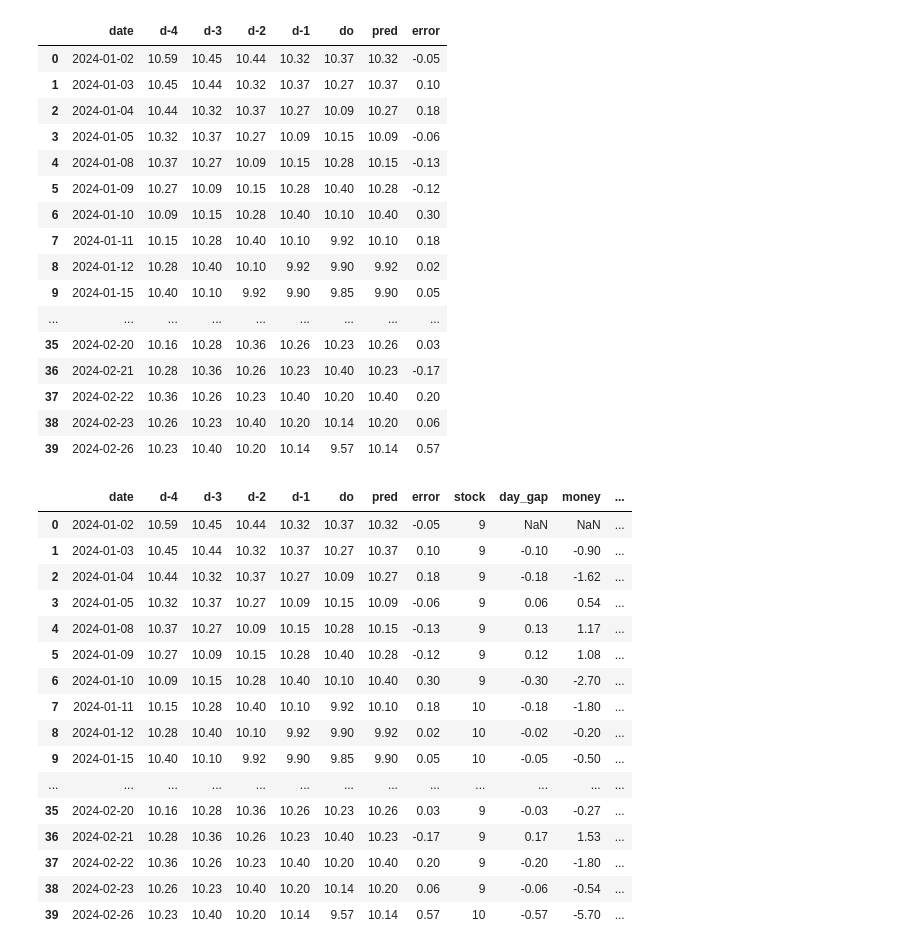
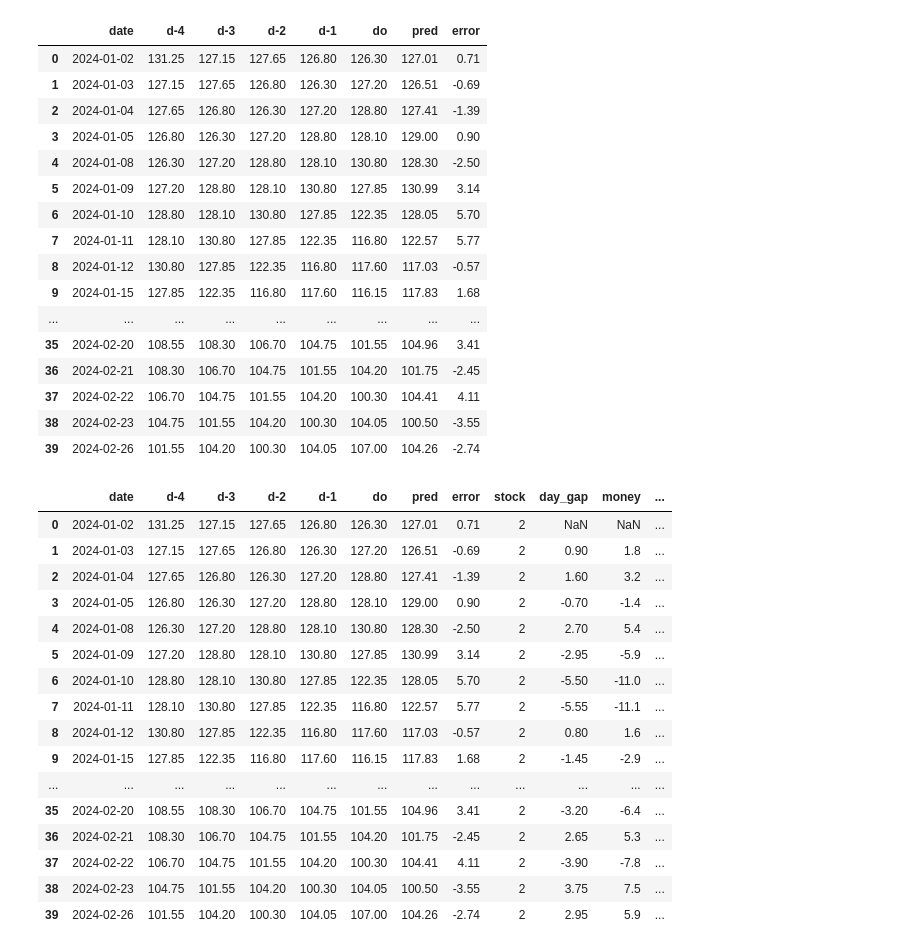
Before and after one commit to javicastano77/IBEX-35-Analysis, a Jupyter notebook: model_omp/model_template.ipynb, the cells around one changed output. Cells and saved outputs as stored; diff of their text form; code cells hidden in the pictures.

```diff
--- a/model_omp/model_template.ipynb
+++ b/model_omp/model_template.ipynb
@@ -39,0 +22,4 @@ acerinox
+# %%
+acciona = primera_llamada('Acciona')
+
+acciona
@@ -61,7 +61,7 @@ def preparar_modelo(DF):
 
     return new_df
 # %%
-new_df = preparar_modelo(acerinox)
+new_df = preparar_modelo(acciona)
 
 new_df
 # %% [output]
@@ -201,22 +198,22 @@ df_pred
 df_pred
 # %% [output]
 |  | date | d-4 | d-3 | d-2 | d-1 | do | pred | error |
-| 0 | 2024-01-02 | 10.59 | 10.45 | 10.44 | 10.32 | 10.37 | 10.32 | -0.05 |
-| 1 | 2024-01-03 | 10.45 | 10.44 | 10.32 | 10.37 | 10.27 | 10.37 | 0.10 |
-| 2 | 2024-01-04 | 10.44 | 10.32 | 10.37 | 10.27 | 10.09 | 10.27 | 0.18 |
-| 3 | 2024-01-05 | 10.32 | 10.37 | 10.27 | 10.09 | 10.15 | 10.09 | -0.06 |
-| 4 | 2024-01-08 | 10.37 | 10.27 | 10.09 | 10.15 | 10.28 | 10.15 | -0.13 |
-| 5 | 2024-01-09 | 10.27 | 10.09 | 10.15 | 10.28 | 10.40 | 10.28 | -0.12 |
-| 6 | 2024-01-10 | 10.09 | 10.15 | 10.28 | 10.40 | 10.10 | 10.40 | 0.30 |
-| 7 | 2024-01-11 | 10.15 | 10.28 | 10.40 | 10.10 | 9.92 | 10.10 | 0.18 |
-| 8 | 2024-01-12 | 10.28 | 10.40 | 10.10 | 9.92 | 9.90 | 9.92 | 0.02 |
-| 9 | 2024-01-15 | 10.40 | 10.10 | 9.92 | 9.90 | 9.85 | 9.90 | 0.05 |
+| 0 | 2024-01-02 | 131.25 | 127.15 | 127.65 | 126.80 | 126.30 | 127.01 | 0.71 |
+| 1 | 2024-01-03 | 127.15 | 127.65 | 126.80 | 126.30 | 127.20 | 126.51 | -0.69 |
+| 2 | 2024-01-04 | 127.65 | 126.80 | 126.30 | 127.20 | 128.80 | 127.41 | -1.39 |
+| 3 | 2024-01-05 | 126.80 | 126.30 | 127.20 | 128.80 | 128.10 | 129.00 | 0.90 |
+| 4 | 2024-01-08 | 126.30 | 127.20 | 128.80 | 128.10 | 130.80 | 128.30 | -2.50 |
+| 5 | 2024-01-09 | 127.20 | 128.80 | 128.10 | 130.80 | 127.85 | 130.99 | 3.14 |
+| 6 | 2024-01-10 | 128.80 | 128.10 | 130.80 | 127.85 | 122.35 | 128.05 | 5.70 |
+| 7 | 2024-01-11 | 128.10 | 130.80 | 127.85 | 122.35 | 116.80 | 122.57 | 5.77 |
+| 8 | 2024-01-12 | 130.80 | 127.85 | 122.35 | 116.80 | 117.60 | 117.03 | -0.57 |
+| 9 | 2024-01-15 | 127.85 | 122.35 | 116.80 | 117.60 | 116.15 | 117.83 | 1.68 |
 | ... | ... | ... | ... | ... | ... | ... | ... | ... |
-| 35 | 2024-02-20 | 10.16 | 10.28 | 10.36 | 10.26 | 10.23 | 10.26 | 0.03 |
-| 36 | 2024-02-21 | 10.28 | 10.36 | 10.26 | 10.23 | 10.40 | 10.23 | -0.17 |
-| 37 | 2024-02-22 | 10.36 | 10.26 | 10.23 | 10.40 | 10.20 | 10.40 | 0.20 |
-| 38 | 2024-02-23 | 10.26 | 10.23 | 10.40 | 10.20 | 10.14 | 10.20 | 0.06 |
-| 39 | 2024-02-26 | 10.23 | 10.40 | 10.20 | 10.14 | 9.57 | 10.14 | 0.57 |
+| 35 | 2024-02-20 | 108.55 | 108.30 | 106.70 | 104.75 | 101.55 | 104.96 | 3.41 |
+| 36 | 2024-02-21 | 108.30 | 106.70 | 104.75 | 101.55 | 104.20 | 101.75 | -2.45 |
+| 37 | 2024-02-22 | 106.70 | 104.75 | 101.55 | 104.20 | 100.30 | 104.41 | 4.11 |
+| 38 | 2024-02-23 | 104.75 | 101.55 | 104.20 | 100.30 | 104.05 | 100.50 | -3.55 |
+| 39 | 2024-02-26 | 101.55 | 104.20 | 100.30 | 104.05 | 107.00 | 104.26 | -2.74 |
 # %%
 def escenario(x):
 
@@ -240,27 +237,27 @@ def escenario(x):
 
     return df_pred
 # %%
-df_pred = escenario(100)
+df_pred = escenario(300)
 
 df_pred
 # %% [output]
 |  | date | d-4 | d-3 | d-2 | d-1 | do | pred | error | stock | day_gap | money | ... |
-| 0 | 2024-01-02 | 10.59 | 10.45 | 10.44 | 10.32 | 10.37 | 10.32 | -0.05 | 9 | NaN | NaN | ... |
-| 1 | 2024-01-03 | 10.45 | 10.44 | 10.32 | 10.37 | 10.27 | 10.37 | 0.10 | 9 | -0.10 | -0.90 | ... |
-| 2 | 2024-01-04 | 10.44 | 10.32 | 10.37 | 10.27 | 10.09 | 10.27 | 0.18 | 9 | -0.18 | -1.62 | ... |
-| 3 | 2024-01-05 | 10.32 | 10.37 | 10.27 | 10.09 | 10.15 | 10.09 | -0.06 | 9 | 0.06 | 0.54 | ... |
-| 4 | 2024-01-08 | 10.37 | 10.27 | 10.09 | 10.15 | 10.28 | 10.15 | -0.13 | 9 | 0.13 | 1.17 | ... |
-| 5 | 2024-01-09 | 10.27 | 10.09 | 10.15 | 10.28 | 10.40 | 10.28 | -0.12 | 9 | 0.12 | 1.08 | ... |
-| 6 | 2024-01-10 | 10.09 | 10.15 | 10.28 | 10.40 | 10.10 | 10.40 | 0.30 | 9 | -0.30 | -2.70 | ... |
-| 7 | 2024-01-11 | 10.15 | 10.28 | 10.40 | 10.10 | 9.92 | 10.10 | 0.18 | 10 | -0.18 | -1.80 | ... |
-| 8 | 2024-01-12 | 10.28 | 10.40 | 10.10 | 9.92 | 9.90 | 9.92 | 0.02 | 10 | -0.02 | -0.20 | ... |
-| 9 | 2024-01-15 | 10.40 | 10.10 | 9.92 | 9.90 | 9.85 | 9.90 | 0.05 | 10 | -0.05 | -0.50 | ... |
+| 0 | 2024-01-02 | 131.25 | 127.15 | 127.65 | 126.80 | 126.30 | 127.01 | 0.71 | 2 | NaN | NaN | ... |
+| 1 | 2024-01-03 | 127.15 | 127.65 | 126.80 | 126.30 | 127.20 | 126.51 | -0.69 | 2 | 0.90 | 1.8 | ... |
+| 2 | 2024-01-04 | 127.65 | 126.80 | 126.30 | 127.20 | 128.80 | 127.41 | -1.39 | 2 | 1.60 | 3.2 | ... |
+| 3 | 2024-01-05 | 126.80 | 126.30 | 127.20 | 128.80 | 128.10 | 129.00 | 0.90 | 2 | -0.70 | -1.4 | ... |
+| 4 | 2024-01-08 | 126.30 | 127.20 | 128.80 | 128.10 | 130.80 | 128.30 | -2.50 | 2 | 2.70 | 5.4 | ... |
+| 5 | 2024-01-09 | 127.20 | 128.80 | 128.10 | 130.80 | 127.85 | 130.99 | 3.14 | 2 | -2.95 | -5.9 | ... |
+| 6 | 2024-01-10 | 128.80 | 128.10 | 130.80 | 127.85 | 122.35 | 128.05 | 5.70 | 2 | -5.50 | -11.0 | ... |
+| 7 | 2024-01-11 | 128.10 | 130.80 | 127.85 | 122.35 | 116.80 | 122.57 | 5.77 | 2 | -5.55 | -11.1 | ... |
+| 8 | 2024-01-12 | 130.80 | 127.85 | 122.35 | 116.80 | 117.60 | 117.03 | -0.57 | 2 | 0.80 | 1.6 | ... |
+| 9 | 2024-01-15 | 127.85 | 122.35 | 116.80 | 117.60 | 116.15 | 117.83 | 1.68 | 2 | -1.45 | -2.9 | ... |
 | ... | ... | ... | ... | ... | ... | ... | ... | ... | ... | ... | ... | ... |
-| 35 | 2024-02-20 | 10.16 | 10.28 | 10.36 | 10.26 | 10.23 | 10.26 | 0.03 | 9 | -0.03 | -0.27 | ... |
-| 36 | 2024-02-21 | 10.28 | 10.36 | 10.26 | 10.23 | 10.40 | 10.23 | -0.17 | 9 | 0.17 | 1.53 | ... |
-| 37 | 2024-02-22 | 10.36 | 10.26 | 10.23 | 10.40 | 10.20 | 10.40 | 0.20 | 9 | -0.20 | -1.80 | ... |
-| 38 | 2024-02-23 | 10.26 | 10.23 | 10.40 | 10.20 | 10.14 | 10.20 | 0.06 | 9 | -0.06 | -0.54 | ... |
-| 39 | 2024-02-26 | 10.23 | 10.40 | 10.20 | 10.14 | 9.57 | 10.14 | 0.57 | 10 | -0.57 | -5.70 | ... |
+| 35 | 2024-02-20 | 108.55 | 108.30 | 106.70 | 104.75 | 101.55 | 104.96 | 3.41 | 2 | -3.20 | -6.4 | ... |
+| 36 | 2024-02-21 | 108.30 | 106.70 | 104.75 | 101.55 | 104.20 | 101.75 | -2.45 | 2 | 2.65 | 5.3 | ... |
+| 37 | 2024-02-22 | 106.70 | 104.75 | 101.55 | 104.20 | 100.30 | 104.41 | 4.11 | 2 | -3.90 | -7.8 | ... |
+| 38 | 2024-02-23 | 104.75 | 101.55 | 104.20 | 100.30 | 104.05 | 100.50 | -3.55 | 2 | 3.75 | 7.5 | ... |
+| 39 | 2024-02-26 | 101.55 | 104.20 | 100.30 | 104.05 | 107.00 | 104.26 | -2.74 | 2 | 2.95 | 5.9 | ... |
 # %%
 def dafatrame(df_pred,name):
 
```
Also changed, not shown: parts of 7 cells of this notebook, 3 other files.
